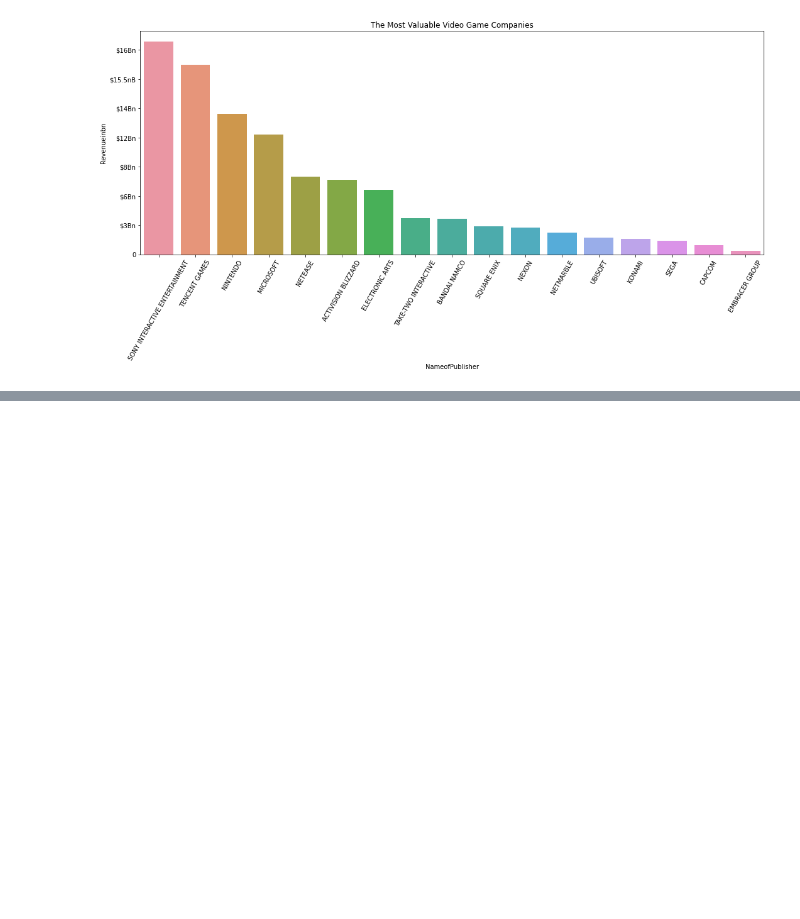
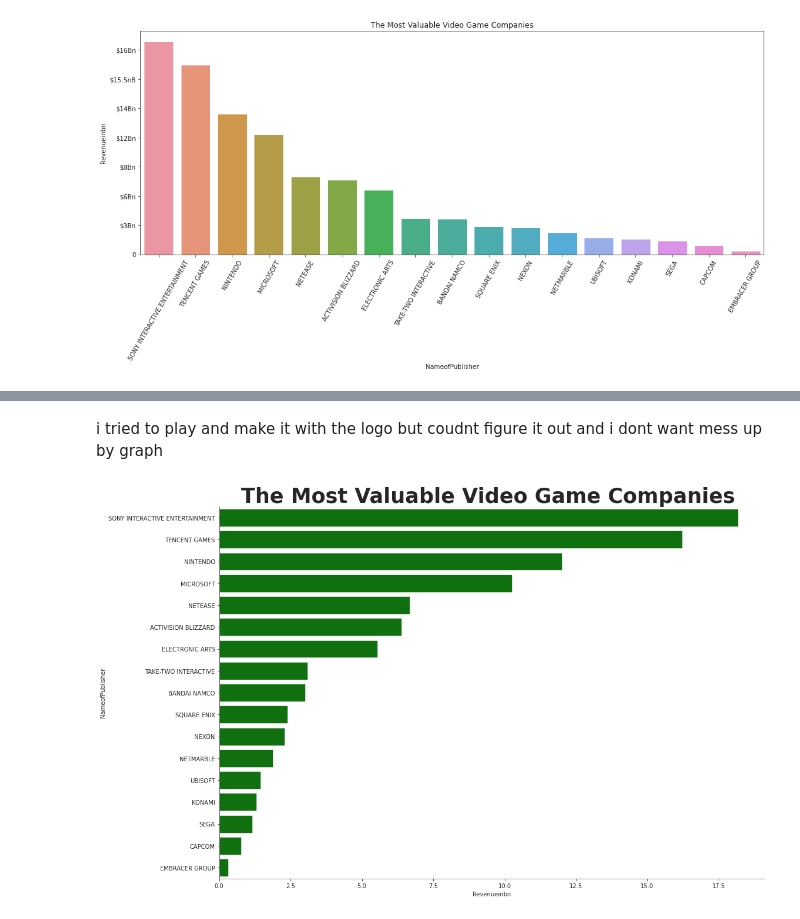
Before and after one commit to bjkc/Data-visualization, a Jupyter notebook: recreatingmasterproject.ipynb, the cells around one changed output, grey strips where cells are left out. Cells and saved outputs as stored; diff of their text form; code cells hidden in the pictures; blank space fills up the shorter version.

```diff
--- a/recreatingmasterproject.ipynb
+++ b/recreatingmasterproject.ipynb
@@ -165,0 +203,13 @@ by the way i like those bright colors
+# %% [markdown]
+i tried to play and make it with the logo but coudnt figure it out and i dont want mess up by graph
+# %%
+
+ax = sns.barplot(data = df, y = 'NameofPublisher', x= "Revenueinbn", color= 'green', ci= None, linewidth = 0.5)
+#ax.set_xticklabels(ax.get_xticklabels(),rotation = 60)
+#ylabels = ['0','$3Bn' , '$6Bn', '$8Bn', '$12Bn', '$14Bn', '$15.5Bn', '$16Bn', '$18Bn']
+#ax.set_yticklabels(ylabels)
+ax.set_title('The Most Valuable Video Game Companies ',size = float(35.0), fontweight = 'bold')
+sns.despine()
+plt.show()
+# %% [output]
+[figure, added]
```
Also changed, not shown: parts of 15 cells of this notebook.
